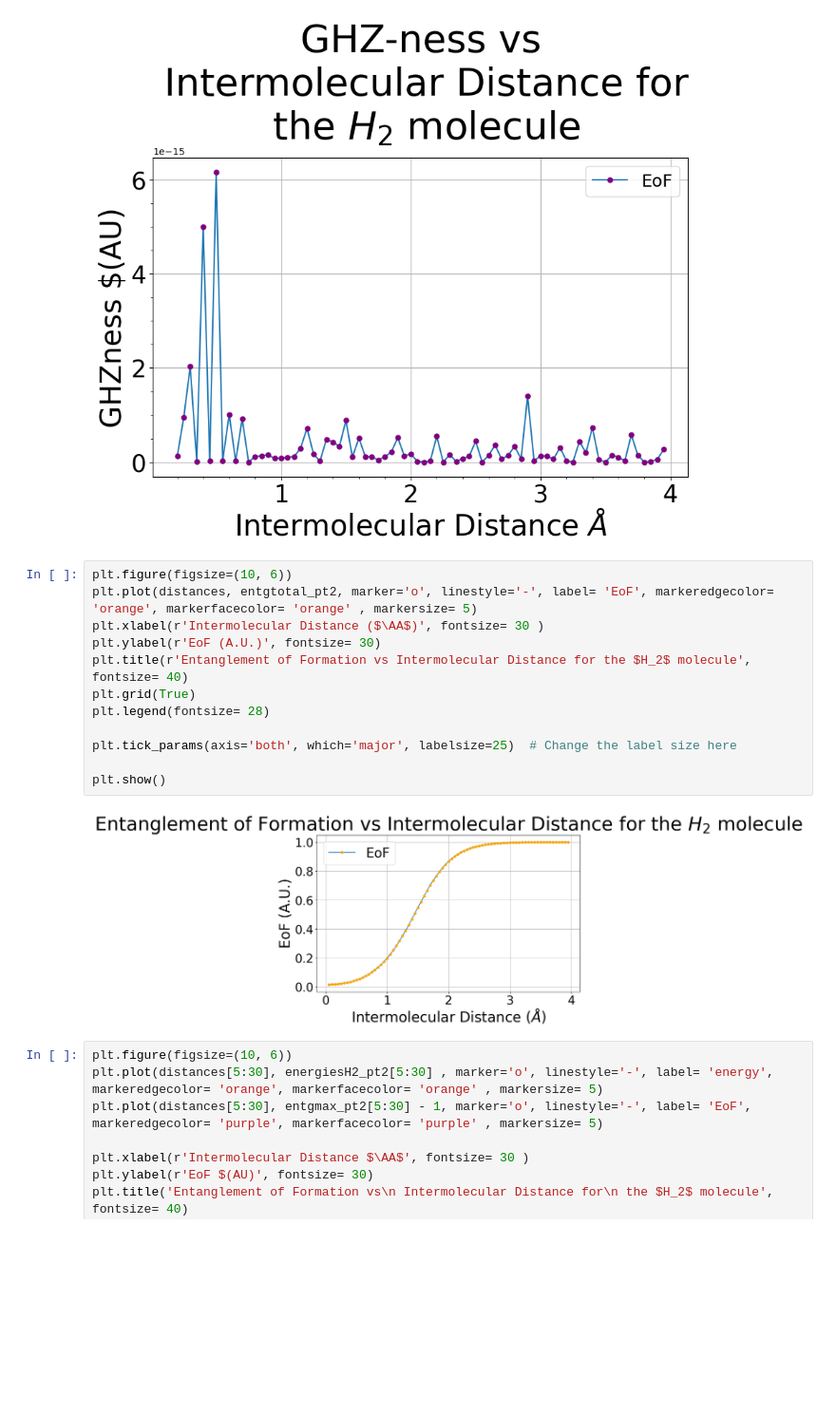
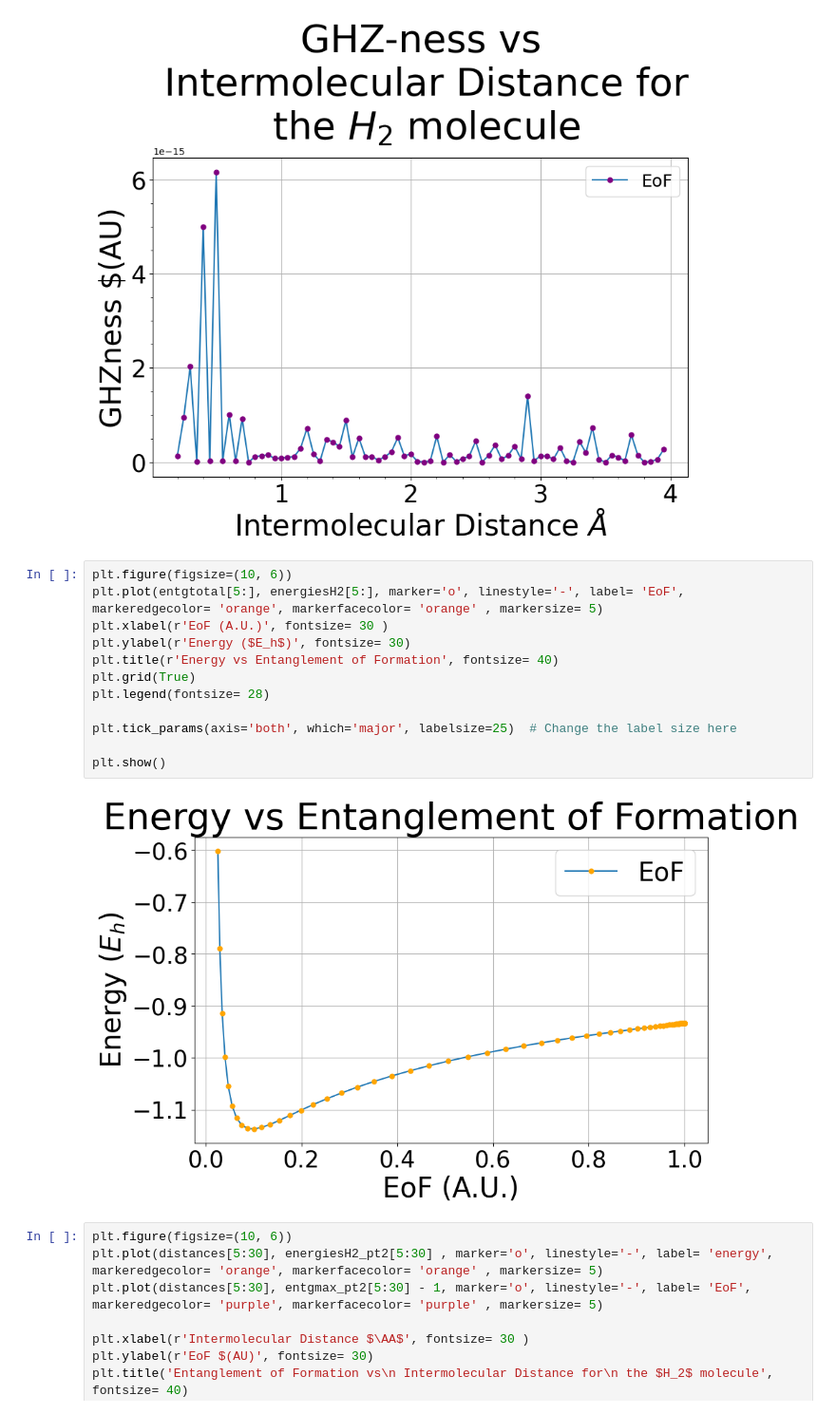
Before and after one commit to jervaal/Thesis-VQE, a Jupyter notebook: Diatomic Molecules/H2_molecule.ipynb, the cells around one changed output. Shown at 95% size. Drawn from its saved outputs; the diff is of its cells as text; blank space fills up the shorter version.

Commit message:
semi_final_graphs

```diff
--- a/Diatomic Molecules/H2_molecule.ipynb
+++ b/Diatomic Molecules/H2_molecule.ipynb
@@ -311,18 +289,18 @@ plt.show()
 [figure]
 # %%
 plt.figure(figsize=(10, 6))
-plt.plot(distances, entgtotal_pt2, marker='o', linestyle='-', label= 'EoF', markeredgecolor= 'orange', markerfacecolor= 'orange' , markersize= 5)
-plt.xlabel(r'Intermolecular Distance ($\AA$)', fontsize= 30 )
-plt.ylabel(r'EoF (A.U.)', fontsize= 30)
-plt.title(r'Entanglement of Formation vs Intermolecular Distance for the $H_2$ molecule', fontsize= 40)
+plt.plot(entgtotal[5:], energiesH2[5:], marker='o', linestyle='-', label= 'EoF', markeredgecolor= 'orange', markerfacecolor= 'orange' , markersize= 5)
+plt.xlabel(r'EoF (A.U.)', fontsize= 30 )
+plt.ylabel(r'Energy ($E_h$)', fontsize= 30)
+plt.title(r'Energy vs Entanglement of Formation', fontsize= 40)
 plt.grid(True)
 plt.legend(fontsize= 28)
 
 plt.tick_params(axis='both', which='major', labelsize=25)  # Change the label size here
 
 plt.show()
 # %% [output]
-[figure, old version]
+[figure, new version]
 # %%
 plt.figure(figsize=(10, 6))
 plt.plot(distances[5:30], energiesH2_pt2[5:30] , marker='o', linestyle='-', label= 'energy', markeredgecolor= 'orange', markerfacecolor= 'orange' , markersize= 5)
```
Also changed, not shown: parts of 8 cells of this notebook, 4 other files.
